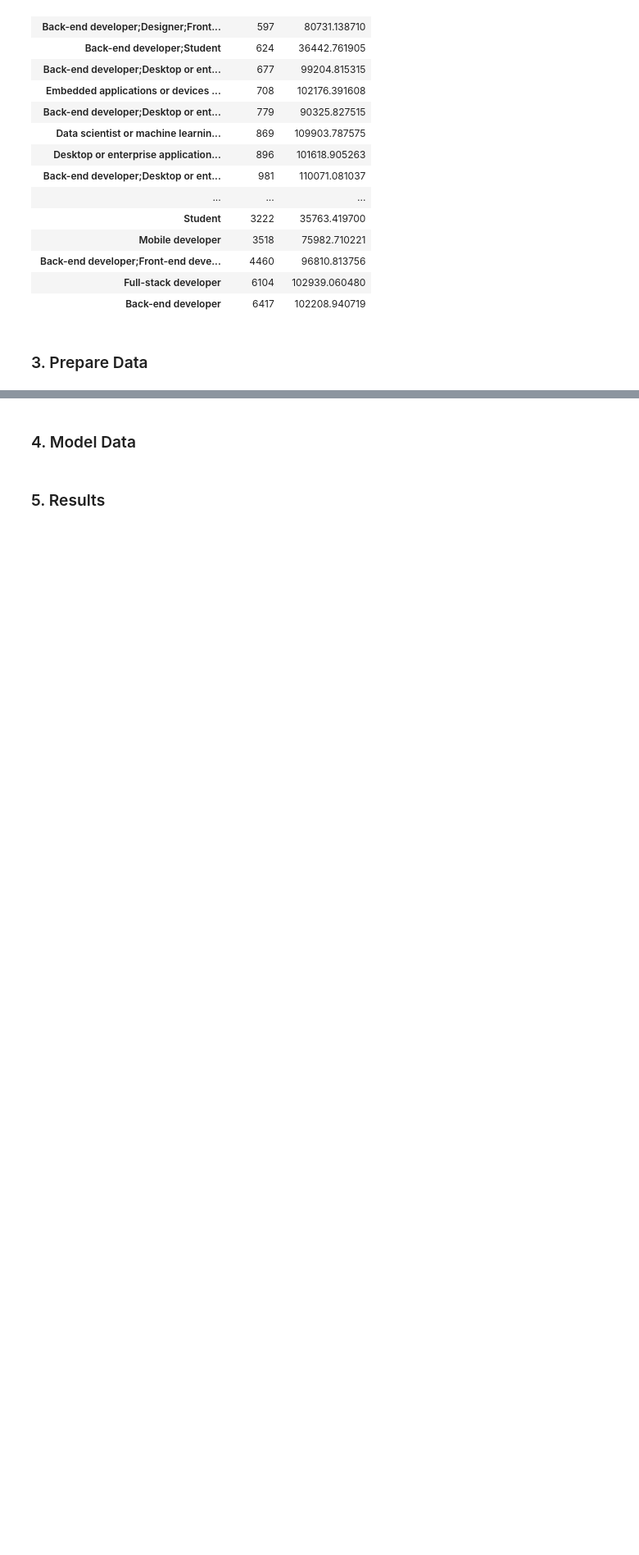
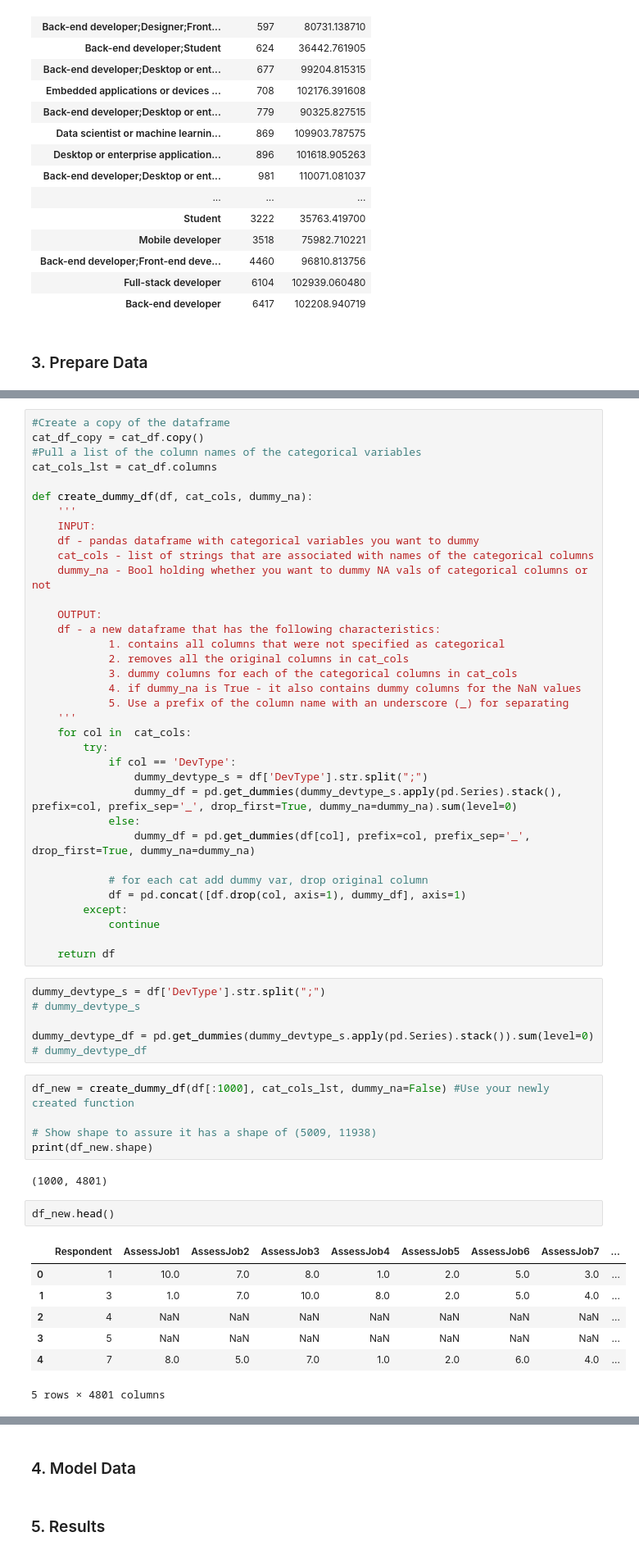
Before and after one commit to dragon7-fc/DSND-Blog-Post, a Jupyter notebook: WhatIsTheHotestJob.ipynb, the cells around one changed output, grey strips where cells are left out. Shown: that part at 82% size. Cells and saved outputs as stored; diff of their text form; blank space fills up the shorter version.

Commit message:
feat: update categorical variable solution

```diff
--- a/WhatIsTheHotestJob.ipynb
+++ b/WhatIsTheHotestJob.ipynb
@@ -158,0 +130,58 @@ df.groupby('DevType').agg({'DevType': ['count'], 'ConvertedSalary': ['mean']}).s
+# %%
+#Create a copy of the dataframe
+cat_df_copy = cat_df.copy()
+#Pull a list of the column names of the categorical variables
+cat_cols_lst = cat_df.columns
+
+def create_dummy_df(df, cat_cols, dummy_na):
+    '''
+    INPUT:
+    df - pandas dataframe with categorical variables you want to dummy
+    cat_cols - list of strings that are associated with names of the categorical columns
+    dummy_na - Bool holding whether you want to dummy NA vals of categorical columns or not
+
+    OUTPUT:
+    df - a new dataframe that has the following characteristics:
+            1. contains all columns that were not specified as categorical
+            2. removes all the original columns in cat_cols
+            3. dummy columns for each of the categorical columns in cat_cols
+            4. if dummy_na is True - it also contains dummy columns for the NaN values
+            5. Use a prefix of the column name with an underscore (_) for separating
+    '''
+    for col in  cat_cols:
+        try:
+            if col == 'DevType':
+                dummy_devtype_s = df['DevType'].str.split(";")
+                dummy_df = pd.get_dummies(dummy_devtype_s.apply(pd.Series).stack(), prefix=col, prefix_sep='_', drop_first=True, dummy_na=dummy_na).sum(level=0)
+            else:
+                dummy_df = pd.get_dummies(df[col], prefix=col, prefix_sep='_', drop_first=True, dummy_na=dummy_na)
+
+            # for each cat add dummy var, drop original column
+            df = pd.concat([df.drop(col, axis=1), dummy_df], axis=1)
+        except:
+            continue
+
+    return df
+# %%
+dummy_devtype_s = df['DevType'].str.split(";")
+# dummy_devtype_s
+
+dummy_devtype_df = pd.get_dummies(dummy_devtype_s.apply(pd.Series).stack()).sum(level=0)
+# dummy_devtype_df
+# %%
+df_new = create_dummy_df(df[:1000], cat_cols_lst, dummy_na=False) #Use your newly created function
+
+# Show shape to assure it has a shape of (5009, 11938)
+print(df_new.shape)
+# %% [output]
+(1000, 4801)
+# %%
+df_new.head()
+# %% [output]
+|  | Respondent | AssessJob1 | AssessJob2 | AssessJob3 | AssessJob4 | AssessJob5 | AssessJob6 | AssessJob7 | ... |
+| 0 | 1 | 10.0 | 7.0 | 8.0 | 1.0 | 2.0 | 5.0 | 3.0 | ... |
+| 1 | 3 | 1.0 | 7.0 | 10.0 | 8.0 | 2.0 | 5.0 | 4.0 | ... |
+| 2 | 4 | NaN | NaN | NaN | NaN | NaN | NaN | NaN | ... |
+| 3 | 5 | NaN | NaN | NaN | NaN | NaN | NaN | NaN | ... |
+| 4 | 7 | 8.0 | 5.0 | 7.0 | 1.0 | 2.0 | 6.0 | 4.0 | ... |
+5 rows × 4801 columns
```
Also changed, not shown: parts of 6 cells of this notebook.
